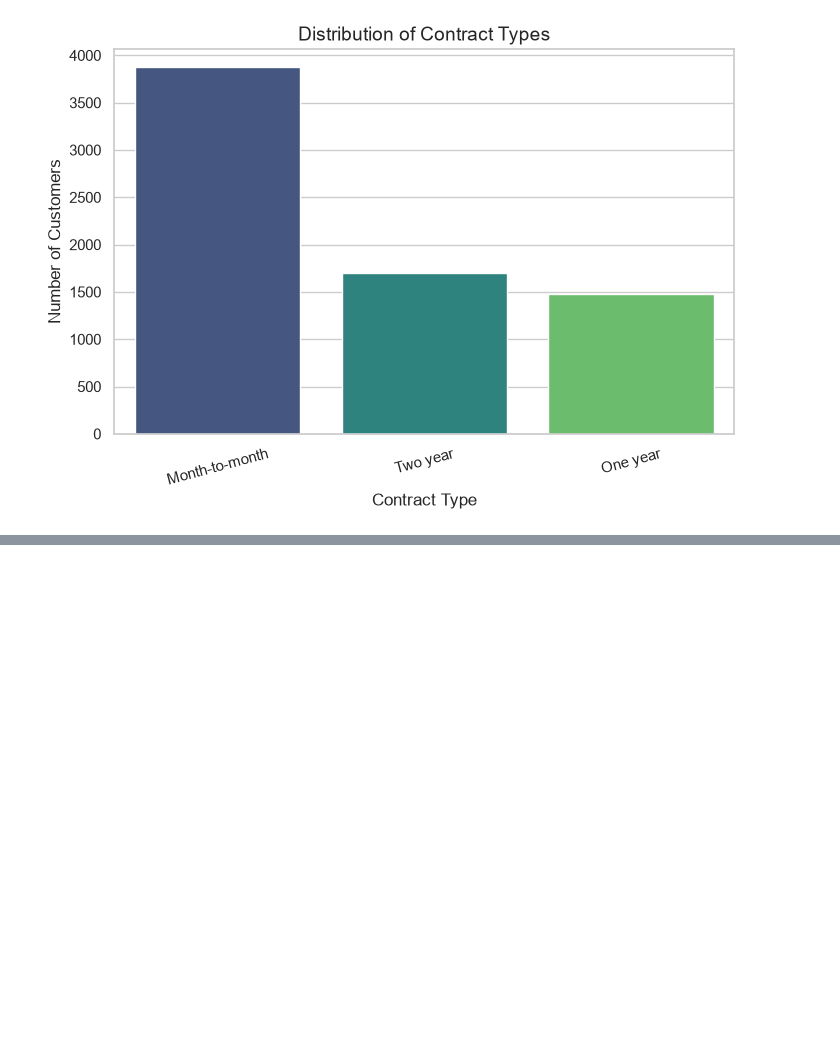
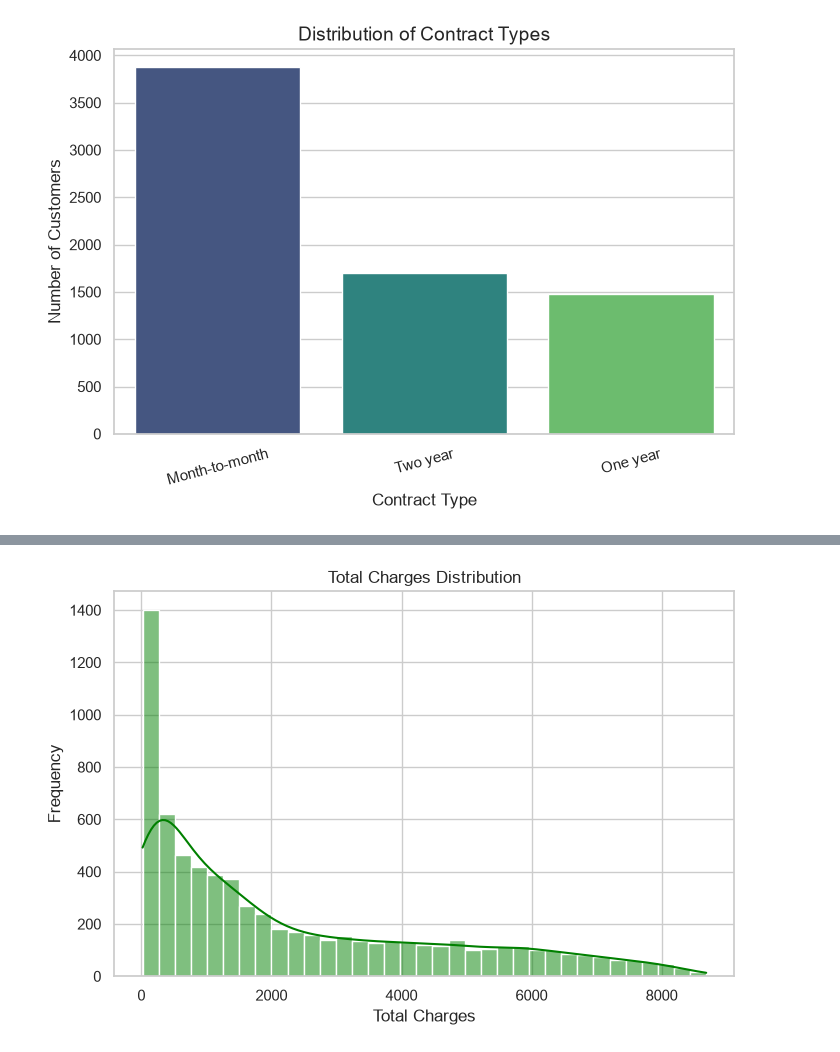
Before and after one commit to Shreel1415/Google_D_A, a Jupyter notebook: notebooks/03_Exploratory_Data_Analysis.ipynb, the cells around one changed output, grey strips where cells are left out. Cells and saved outputs as stored; diff of their text form; code cells hidden in the pictures; blank space fills up the shorter version.

```diff
--- a/notebooks/03_Exploratory_Data_Analysis.ipynb
+++ b/notebooks/03_Exploratory_Data_Analysis.ipynb
@@ -267,0 +333,19 @@ Passing `palette` without assigning `hue` is deprecated and will be removed in v
+# %%
+plt.figure(figsize=(8,5))
+
+sns.histplot(
+    df["total_charges"],
+    bins=35,
+    kde=True,
+    color="green"
+)
+
+plt.title("Total Charges Distribution")
+
+plt.xlabel("Total Charges")
+
+plt.ylabel("Frequency")
+
+plt.show()
+# %% [output]
+[figure, added]
```
Also changed, not shown: parts of 47 cells of this notebook.
